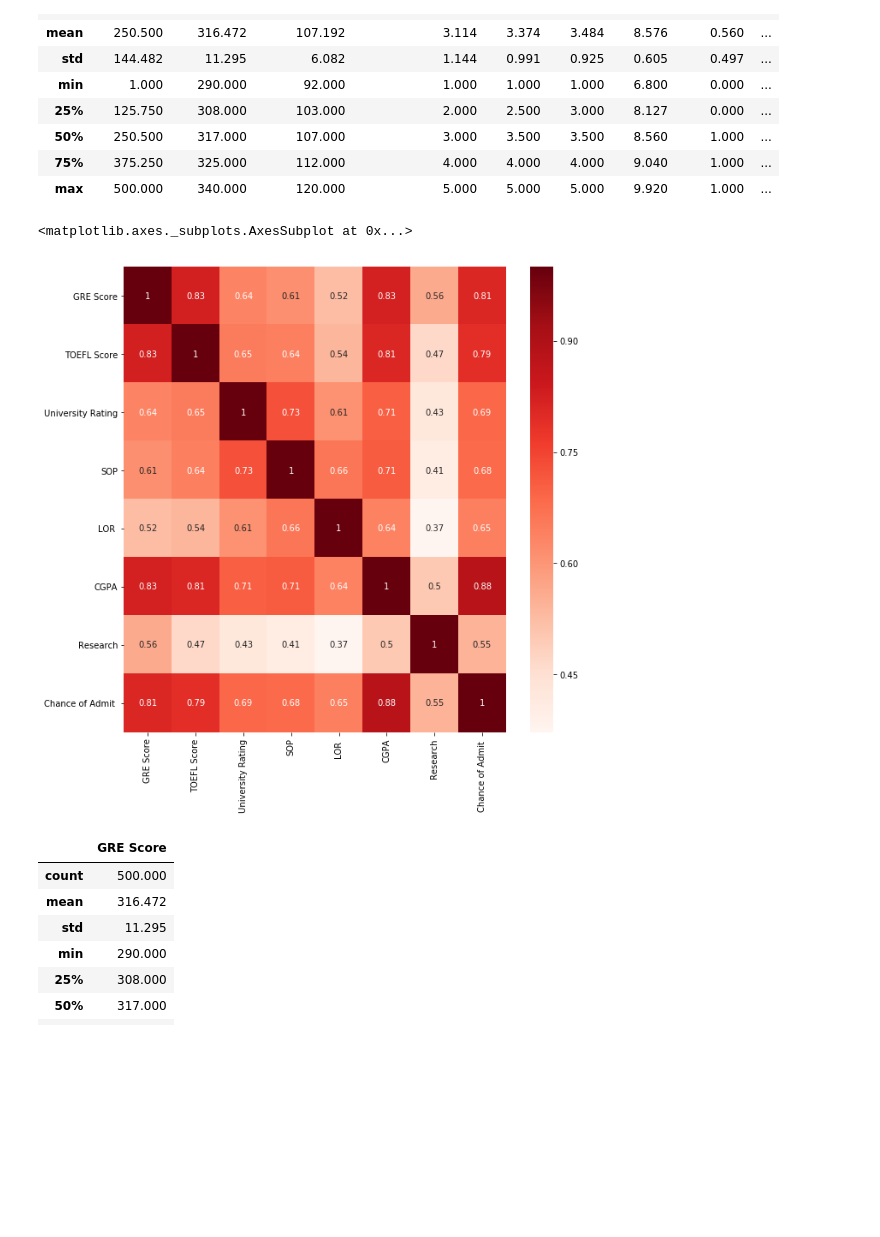
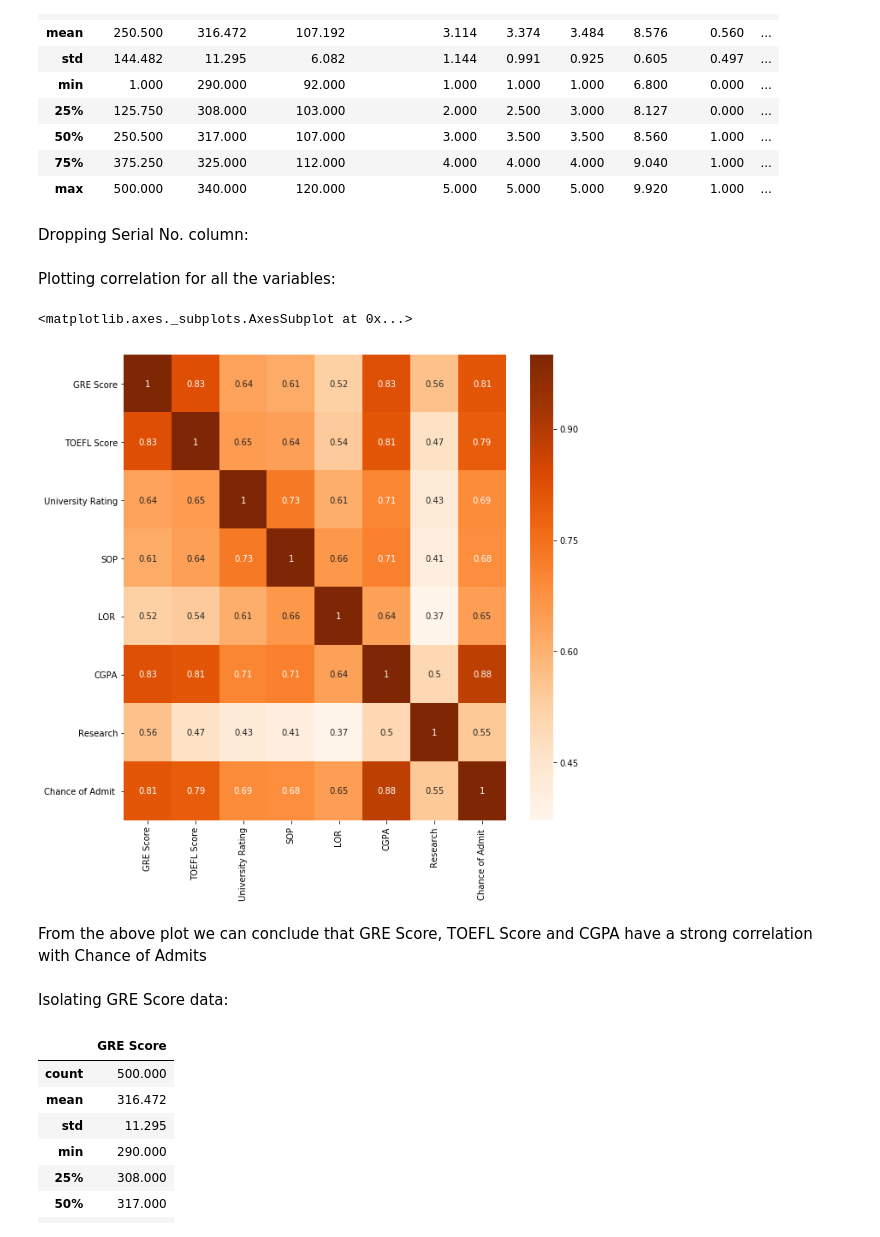
Before and after one commit to madhavi26/university_admission_-, a Jupyter notebook: University Admission 🎓.ipynb, the cells around one changed output. Saved outputs shown, nothing was run; the diff lists cells and outputs as text; code cells hidden in the pictures; blank space fills up the shorter version.

```diff
--- a/University Admission 🎓.ipynb
+++ b/University Admission 🎓.ipynb
@@ -32,4 +37,6 @@ df.describe()
 | 50% | 250.500 | 317.000 | 107.000 | 3.000 | 3.500 | 3.500 | 8.560 | 1.000 | ... |
 | 75% | 375.250 | 325.000 | 112.000 | 4.000 | 4.000 | 4.000 | 9.040 | 1.000 | ... |
 | max | 500.000 | 340.000 | 120.000 | 5.000 | 5.000 | 5.000 | 9.920 | 1.000 | ... |
+# %% [markdown]
+Dropping Serial No. column:
 # %%
@@ -37,8 +43,9 @@ df.describe()
 df.drop(labels='Serial No.', axis=1, inplace=True)
+# %% [markdown]
+Plotting correlation for all the variables:
 # %%
-#Plotting correlation for all the variables
 plot_axis = plt.subplots(figsize=(10,10))
-sns.heatmap(df.corr(), annot=True, cmap='Reds')
+sns.heatmap(df.corr(), annot=True, cmap='Oranges')
 # %% [output]
 <matplotlib.axes._subplots.AxesSubplot at 0x...>
-[figure, old version]
+[figure, new version]
@@ -47 +52,5 @@ sns.heatmap(df.corr(), annot=True, cmap='Reds')
+# %% [markdown]
+From the above plot we can conclude that GRE Score, TOEFL Score and CGPA have a strong correlation with Chance of Admits
+# %% [markdown]
+Isolating GRE Score data:
 # %%
```
Also changed, not shown: parts of 28 cells of this notebook.
